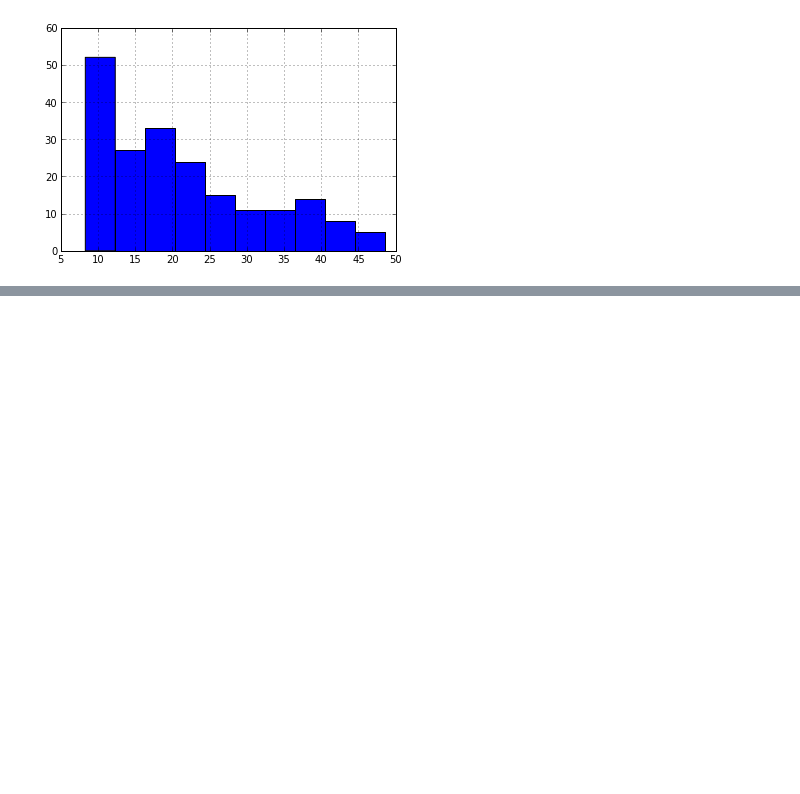
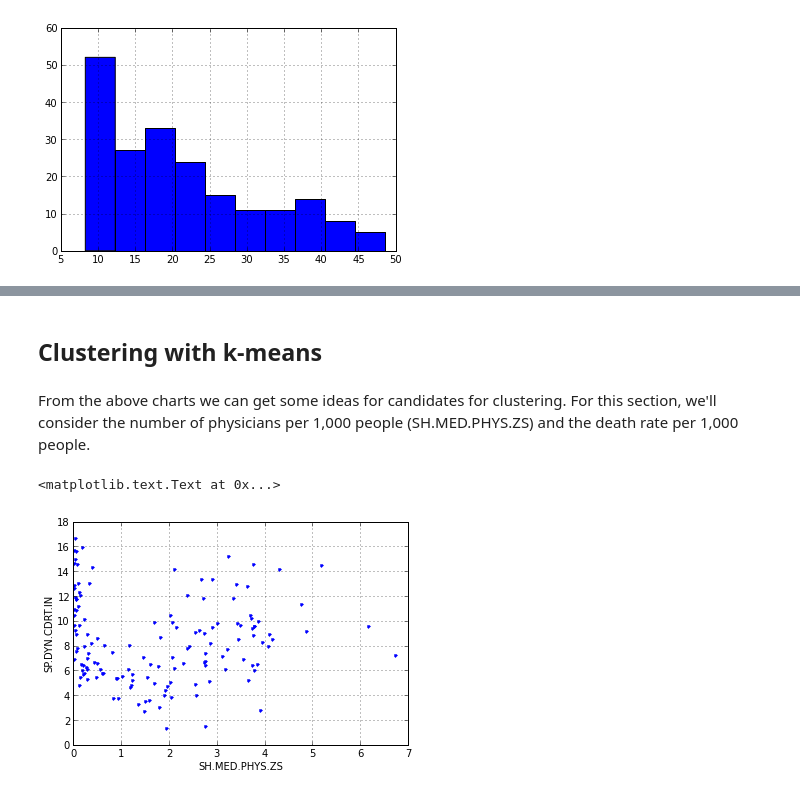
Before and after one commit to dennisobrien/GeneralAssemblyDataScience2013, a Jupyter notebook: HomeworkAssignment_05/ClusteringHealth.ipynb, the cells around one changed output, grey strips where cells are left out. Saved outputs shown, nothing was run; the diff lists cells and outputs as text; code cells hidden in the pictures; blank space fills up the shorter version.

Commit message:
Implemeted clustering with K-means. Validate clustering by computing the silhouette coefficient. Scale the data to get better results from K-means.

```diff
--- a/HomeworkAssignment_05/ClusteringHealth.ipynb
+++ b/HomeworkAssignment_05/ClusteringHealth.ipynb
@@ -256,0 +236,10 @@ too few points for SH.DYN.CHLD.MA: 0
+# %% [markdown]
+## Clustering with k-means
+# %% [markdown]
+From the above charts we can get some ideas for candidates for clustering.  For this section, we'll consider the number of physicians per 1,000 people (SH.MED.PHYS.ZS) and the death rate per 1,000 people.
+# %%
+ax = df_2010_countries.plot(x='SH.MED.PHYS.ZS', y='SP.DYN.CDRT.IN', style='.')
+ax.set_ylabel('SP.DYN.CDRT.IN')
+# %% [output]
+<matplotlib.text.Text at 0x...>
+[figure, added]
```
Also changed, not shown: parts of 13 cells of this notebook, 1 other file.
